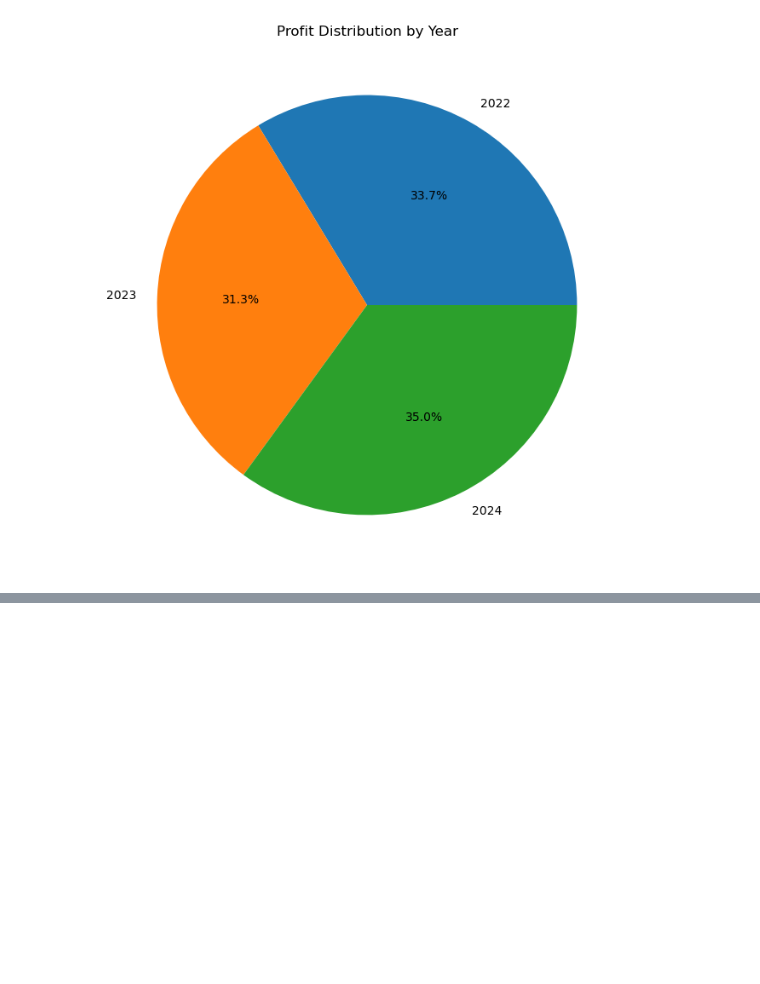
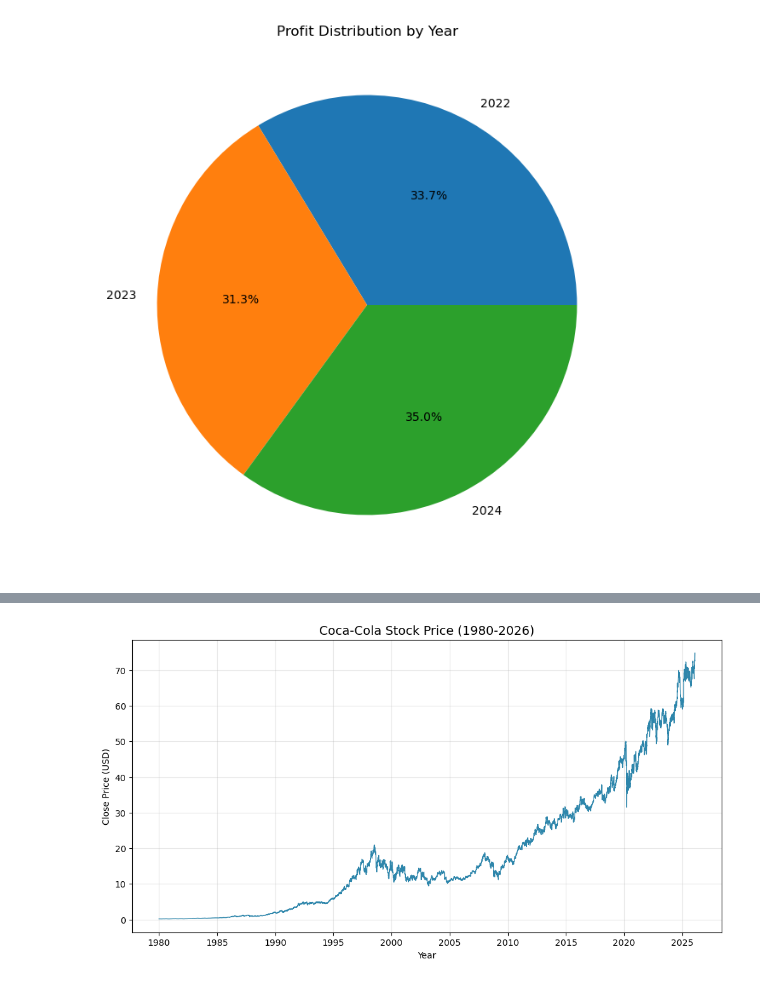
Before and after one commit to ShuZhu24/acc102-interactive-tool, a Jupyter notebook: analysis.ipynb, the cells around one changed output, grey strips where cells are left out. Drawn from its saved outputs; the diff is of its cells as text; code cells hidden in the pictures; blank space fills up the shorter version.

```diff
--- a/analysis.ipynb
+++ b/analysis.ipynb
@@ -178,0 +188,6 @@ plt.show()
+# %%
+df_stock = pd.read_csv('KO_CocaCola_Stock_Prices_1980_2026.csv')
+df_stock['Date'] = pd.to_datetime(df_stock['Date'])
+
+print("股票数据前5行：")
+df_stock.head()
@@ -178,0 +203,10 @@ plt.show()
+# %%
+plt.figure(figsize=(12, 6))
+plt.plot(df_stock['Date'], df_stock['Close'], linewidth=1, color='#2E86AB')
+plt.title('Coca-Cola Stock Price (1980-2026)', fontsize=14)
+plt.xlabel('Year')
+plt.ylabel('Close Price (USD)')
+plt.grid(True, alpha=0.3)
+plt.show()
+# %% [output]
+[figure, added]
```
Also changed, not shown: parts of 2 cells of this notebook.
